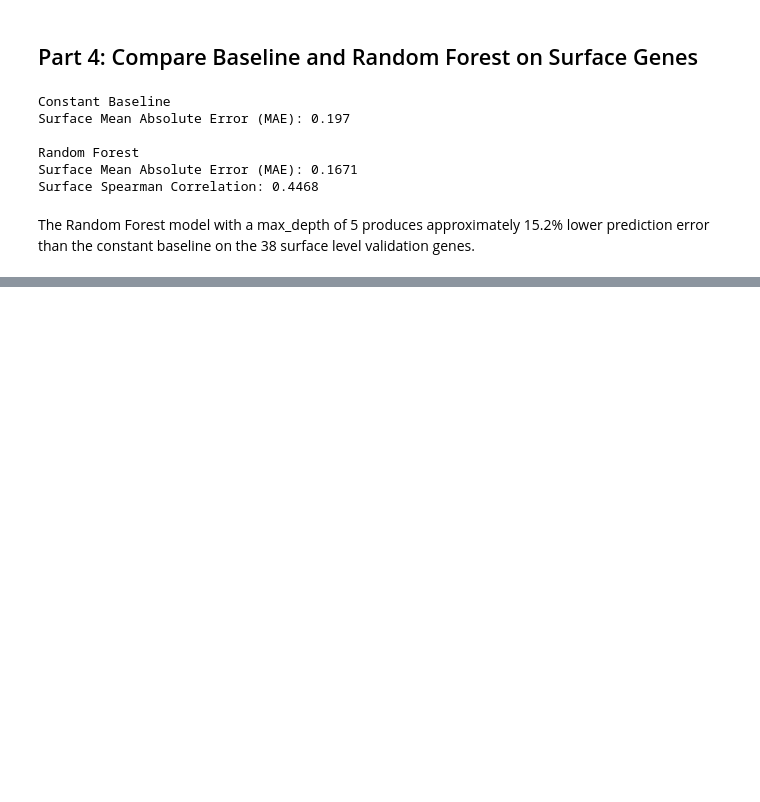
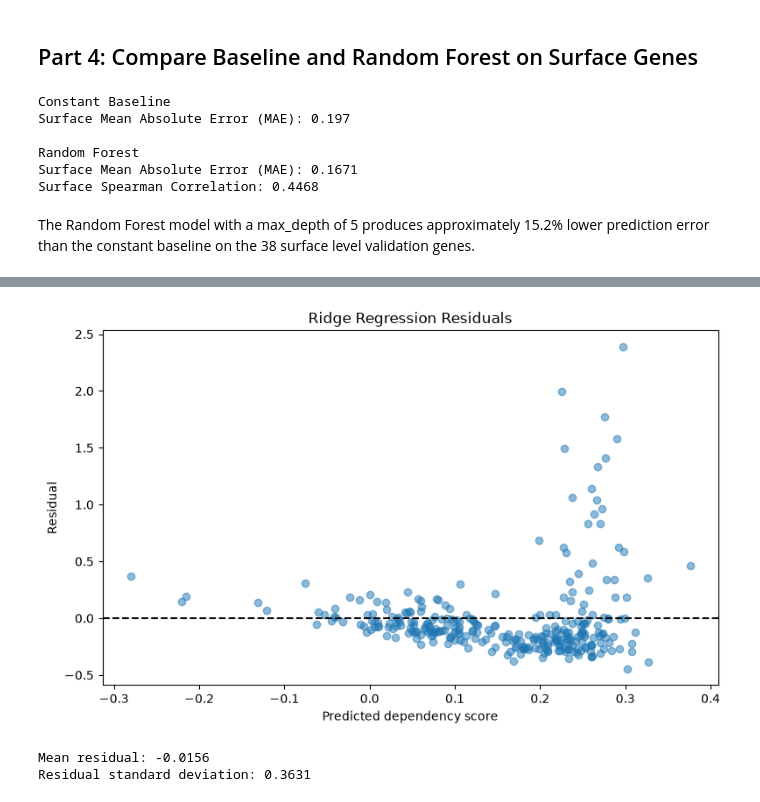
Before and after one commit to sbskinn/Tumor-Surface-Target-Prioritization, a Jupyter notebook: Checkpoint1_gene_expression.ipynb, the cells around one changed output, grey strips where cells are left out. Saved outputs shown, nothing was run; the diff lists cells and outputs as text; code cells hidden in the pictures; blank space fills up the shorter version.

```diff
--- a/Checkpoint1_gene_expression.ipynb
+++ b/Checkpoint1_gene_expression.ipynb
@@ -974,0 +1228,20 @@ The Random Forest model with a max_depth of 5 produces approximately 15.2% lower
+# %%
+# Plotting the residuals of the Ridge regression model on the validation set
+residuals = actual - val_predictions
+
+plt.figure(figsize=(8, 5))
+plt.scatter(val_predictions, residuals, alpha=0.5)
+plt.axhline(0, color="black", linestyle="--")
+
+plt.xlabel("Predicted dependency score")
+plt.ylabel("Residual")
+plt.title("Ridge Regression Residuals")
+plt.tight_layout()
+plt.show()
+
+print("Mean residual:", round(residuals.mean(), 4))
+print("Residual standard deviation:", round(residuals.std(), 4))
+# %% [output]
+[figure, added]
+Mean residual: -0.0156
+Residual standard deviation: 0.3631
```
Also changed, not shown: parts of 14 cells of this notebook.
